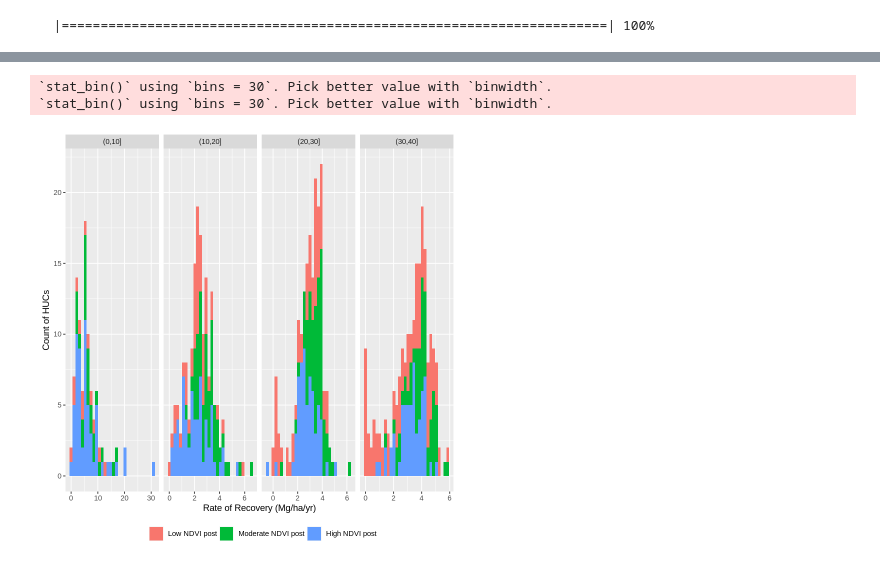
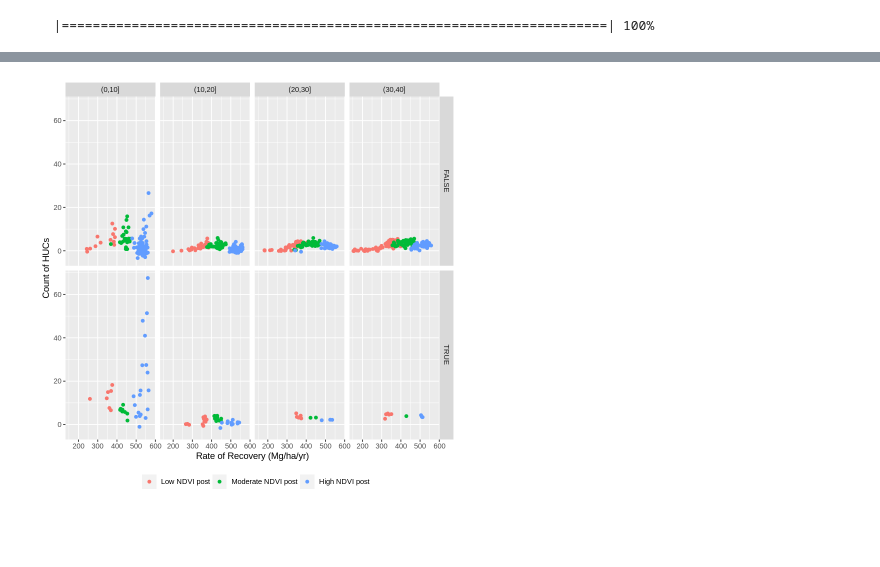
Before and after one commit to seismosmsr/machine_learning, a Jupyter notebook: gedi_analysis_HJA_analysis_v1.ipynb, the cells around one changed output, grey strips where cells are left out. Cells and saved outputs as stored; diff of their text form; code cells hidden in the pictures; blank space fills up the shorter version.

```diff
--- a/gedi_analysis_HJA_analysis_v1.ipynb
+++ b/gedi_analysis_HJA_analysis_v1.ipynb
@@ -356,0 +343,6 @@ gedi_int_dt$LandManager %>% table
+# %%
+gedi_int_dt$Ownership %>% table
+gedi_int_dt$Management_class <- NA
+gedi_int_dt$Management_class[gedi_int_dt$Ownership %in% c('BIA','BLM','BPA','DOD','DOE','FWS','GSA','TRIBAL','USACE','USDA','USFS')] <- 'Public'
+gedi_int_dt$Management_class[gedi_int_dt$Ownership %in% c('LG','ODF', 'ODFODSL',"ODFW"   , "ODOT" ,   "ODSL"  ,  "OPRD"  ,    "OR"  ,   "OSU",'WATER')] <- 'Public'
+gedi_int_dt$Management_class[gedi_int_dt$Ownership %in% c('PV','PVI')] <- 'Private'
@@ -466,5 +482,5 @@ gedi_int_dt %>% names
 # %%
-summary_dt <- gedi_int_dt[is.na(FIRE_NAME) & min_yod < gedi_year %>% as.numeric & max_yod < gedi_year %>% as.numeric & mean_yod>1983 &!is.na(agbd) & median_preval > 0 & l4_quality_flag==1,list(
+summary_dt <- gedi_int_dt[min_yod < gedi_year %>% as.numeric & max_yod < gedi_year %>% as.numeric & mean_yod>1983 &!is.na(agbd) & median_preval > 0 & l4_quality_flag==1,list(
   agbd_gedi = mean(agbd,na.rm=T),
   agbd_gedi_sd = sd(agbd,na.rm=T),
   agbd_gedi_cvr = sd(agbd,na.rm=T)/mean(agbd,na.rm=T),
@@ -477,4 +493,4 @@ summary_dt <- gedi_int_dt[is.na(FIRE_NAME) & min_yod < gedi_year %>% as.numeric
   yad = 2023 - min(mean_yod,na.rm=T),
   mean_yod = mean(mean_yod,na.rm=T),
   n=length(agbd)
-  ),by=.(HUC12, HUC10, HUC8,gedi_year,gedi_vec_id)]
+  ),by=.(HUC12, HUC10, HUC8,Management_class,gedi_year,gedi_vec_id)]
@@ -703,20 +774,19 @@ overall_recover %>% writeRaster('recovery_tif_5.tif',overwrite=T)
 # %%
-summary_dt[,list(mg_ha_yr = mean((agbd_gedi-intercept)/(2023-min_yod)),mean_mag = mean(mean_preval-mean_mag),n=length(agbd_gedi)),by = .(group_quantile,group_year,low_group,high_group,HUC8,HUC10,HUC12)][!is.na(high_group) &n >30]  %>%
-  ggplot(aes(x=mg_ha_yr   ))+
-  geom_histogram(aes( fill=high_group),position = 'stack' ) +
+summary_dt[,list(mg_ha_yr = mean((agbd_gedi-intercept)/(2023-min_yod)),mean_mag = mean(mean_preval-mean_mag),n=length(agbd_gedi)),by = .(group_quantile,group_year,low_group,high_group,is_fire,HUC8,HUC10,HUC12)][!is.na(high_group) &n >10]  %>%
+  ggplot(aes(y=mg_ha_yr,x=mean_mag))+
+  geom_point(aes(color=high_group))+
+  # geom_histogram(aes( fill=high_group),position = 'stack' ) +
   # geom_smooth(method='lm',color='black') +
   xlab("Rate of Recovery (Mg/ha/yr)")+
   ylab("Count of HUCs")+
   # geom_vline(xintercept = 3.1)+
   # geom_boxplot(aes(x=low_group,color=low_group),fill=NA) +
   # facet_grid(.~group_year) +
   theme(legend.position = 'bottom',legend.title =  element_blank())+
-  facet_grid(.~group_year,scales = 'free_x')
+  facet_grid(is_fire~group_year)
 ggsave("/content/graphics/rate_of_recovery.jpg",height = 6, width = 8)
 # %% [output]
-`stat_bin()` using `bins = 30`. Pick better value with `binwidth`.
-`stat_bin()` using `bins = 30`. Pick better value with `binwidth`.
-[figure, old version]
+[figure, new version]
 # %%
 map_out_dt$HUC12 %>% unique %>% length
 huc_12_gpgk$HUC12 %>% unique %>% length
```
Also changed, not shown: parts of 34 cells of this notebook.
